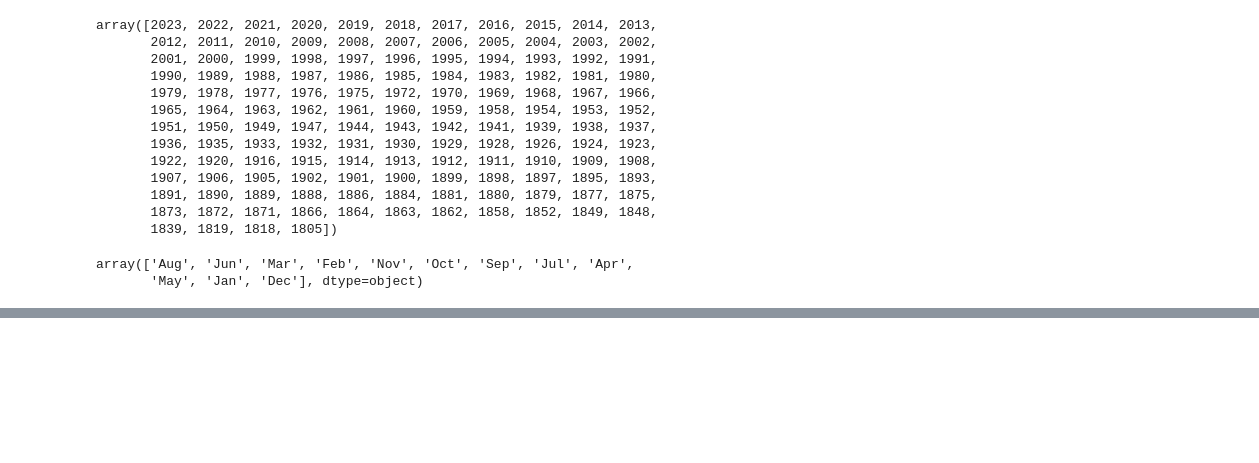
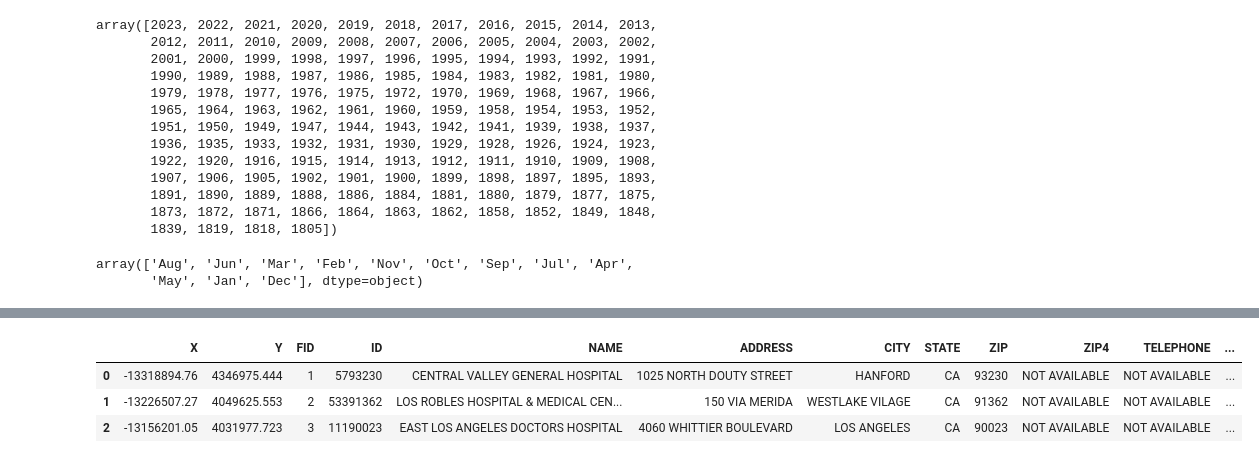
Before and after one commit to samia-boubaya/02_project-shark-attacks, a Jupyter notebook: notebooks/samia.ipynb, the cells around one changed output, grey strips where cells are left out. Saved outputs shown, nothing was run; the diff lists cells and outputs as text; code cells hidden in the pictures; blank space fills up the shorter version.

```diff
--- a/notebooks/samia.ipynb
+++ b/notebooks/samia.ipynb
@@ -1381,0 +1517,12 @@ fig.show()
+# %%
+import pandas as pd
+
+# Load the CSV
+hospital_url = 'https://docs.google.com/spreadsheets/d/1TpMOEG-ueS2SXMaecsPqOo3113cvvMMi_nL8-yX2yiw/export?format=csv'
+df_us_hospitals = pd.read_csv(hospital_url)
+df_us_hospitals.head(3)
+# %% [output]
+|  | X | Y | FID | ID | NAME | ADDRESS | CITY | STATE | ZIP | ZIP4 | TELEPHONE | ... |
+| 0 | -13318894.76 | 4346975.444 | 1 | 5793230 | CENTRAL VALLEY GENERAL HOSPITAL | 1025 NORTH DOUTY STREET | HANFORD | CA | 93230 | NOT AVAILABLE | NOT AVAILABLE | ... |
+| 1 | -13226507.27 | 4049625.553 | 2 | 53391362 | LOS ROBLES HOSPITAL & MEDICAL CEN... | 150 VIA MERIDA | WESTLAKE VILAGE | CA | 91362 | NOT AVAILABLE | NOT AVAILABLE | ... |
+| 2 | -13156201.05 | 4031977.723 | 3 | 11190023 | EAST LOS ANGELES DOCTORS HOSPITAL | 4060 WHITTIER BOULEVARD | LOS ANGELES | CA | 90023 | NOT AVAILABLE | NOT AVAILABLE | ... |
```
Also changed, not shown: parts of 13 cells of this notebook, 2 other files.
